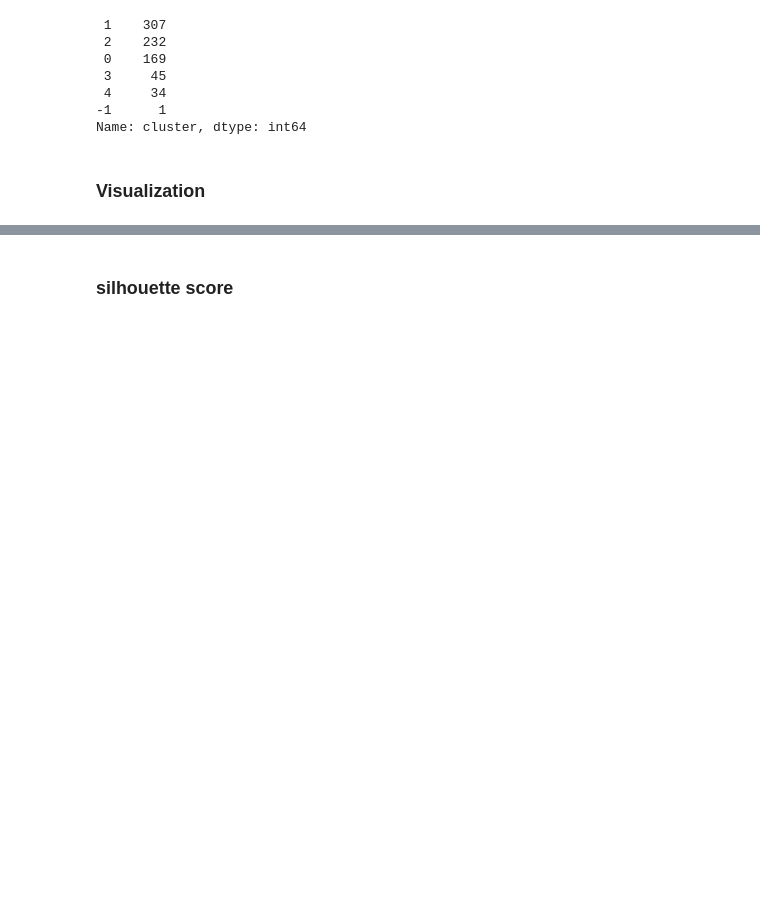
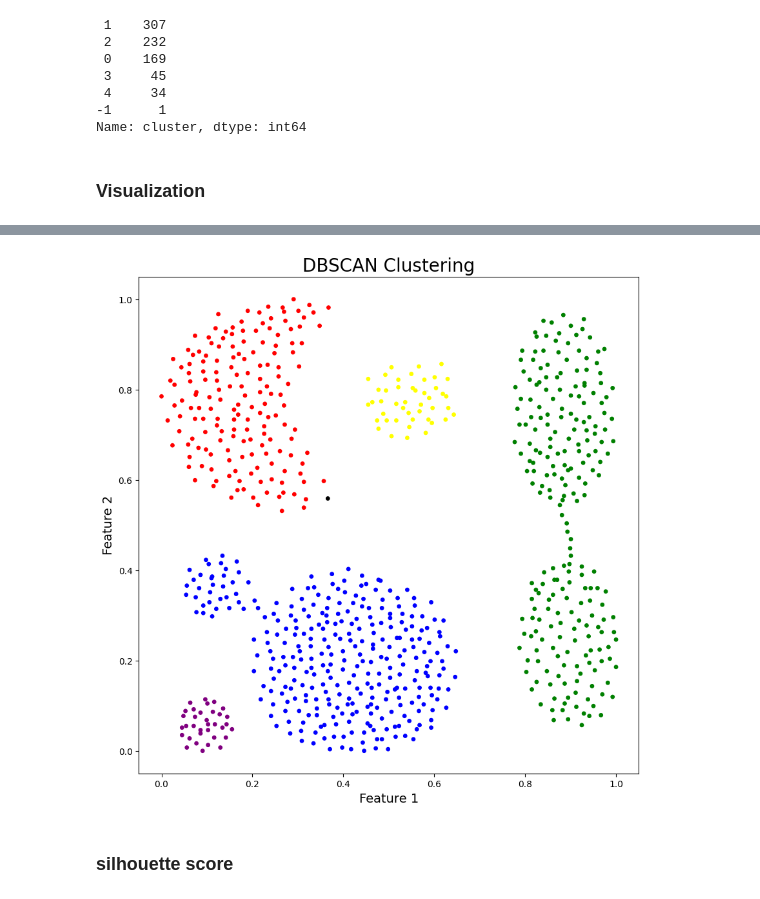
Before and after one commit to oktsadwikar/DPDM2023, a Jupyter notebook: DBSCAN.ipynb, the cells around one changed output, grey strips where cells are left out. Saved outputs shown, nothing was run; the diff lists cells and outputs as text; code cells hidden in the pictures; blank space fills up the shorter version.

Commit message:
Application of DBSCAN Clustering

```diff
--- a/DBSCAN.ipynb
+++ b/DBSCAN.ipynb
@@ -187,5 +188,15 @@ fig.show()
 # %% [output]
 [interactive output not drawn]
+# %%
+colors=['black','red','blue','green','yellow','purple']
+plt.figure(figsize=(10,10))
+plt.scatter(data['a1'],data['a2'],c=data['cluster'],cmap=matplotlib.colors.ListedColormap(colors),s=15)
+plt.title('DBSCAN Clustering',fontsize=20)
+plt.xlabel('Feature 1',fontsize=14)
+plt.ylabel('Feature 2',fontsize=14)
+plt.show()
+# %% [output]
+[figure, added]
 # %% [markdown]
 ### silhouette score
 # %%
```
Also changed, not shown: parts of 2 cells of this notebook.
